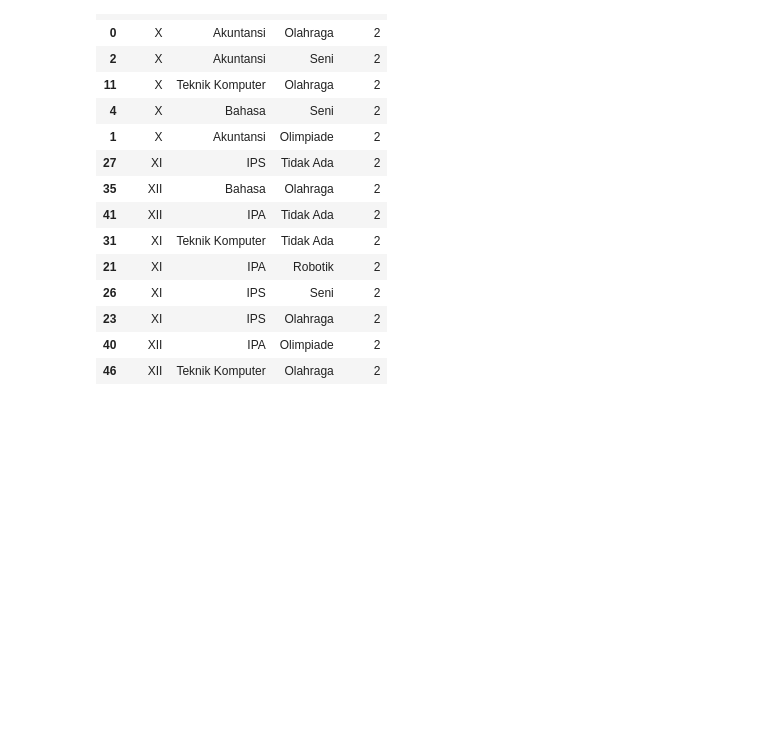
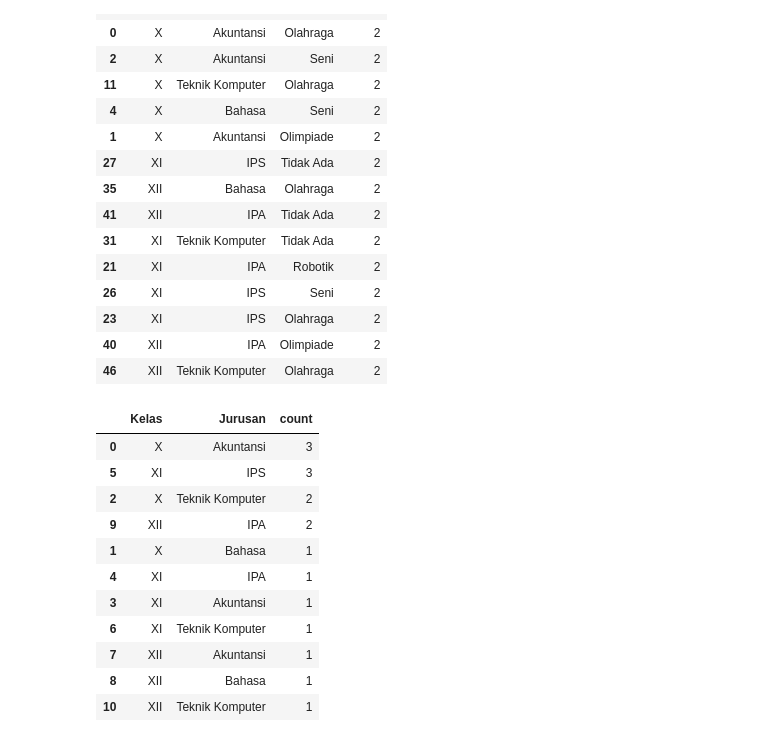
Before and after one commit to diosamuel/data_anonym_task, a Jupyter notebook: DataAnonymity.ipynb, the cells around one changed output. Cells and saved outputs as stored; diff of their text form; code cells hidden in the pictures; blank space fills up the shorter version.

```diff
--- a/DataAnonymity.ipynb
+++ b/DataAnonymity.ipynb
@@ -847,3 +848,21 @@ df_baru
 | 23 | XI | IPS | Olahraga | 2 |
 | 40 | XII | IPA | Olimpiade | 2 |
 | 46 | XII | Teknik Komputer | Olahraga | 2 |
+# %%
+quasi_identifiers = ["Kelas","Jurusan"]
+group_counts = df_baru.groupby(quasi_identifiers).size().reset_index(name="count").sort_values(by="count", ascending=False)
+# %%
+group_counts
+# %% [output]
+|  | Kelas | Jurusan | count |
+| 0 | X | Akuntansi | 3 |
+| 5 | XI | IPS | 3 |
+| 2 | X | Teknik Komputer | 2 |
+| 9 | XII | IPA | 2 |
+| 1 | X | Bahasa | 1 |
+| 4 | XI | IPA | 1 |
+| 3 | XI | Akuntansi | 1 |
+| 6 | XI | Teknik Komputer | 1 |
+| 7 | XII | Akuntansi | 1 |
+| 8 | XII | Bahasa | 1 |
+| 10 | XII | Teknik Komputer | 1 |
```
Also changed, not shown: parts of 6 cells of this notebook.
